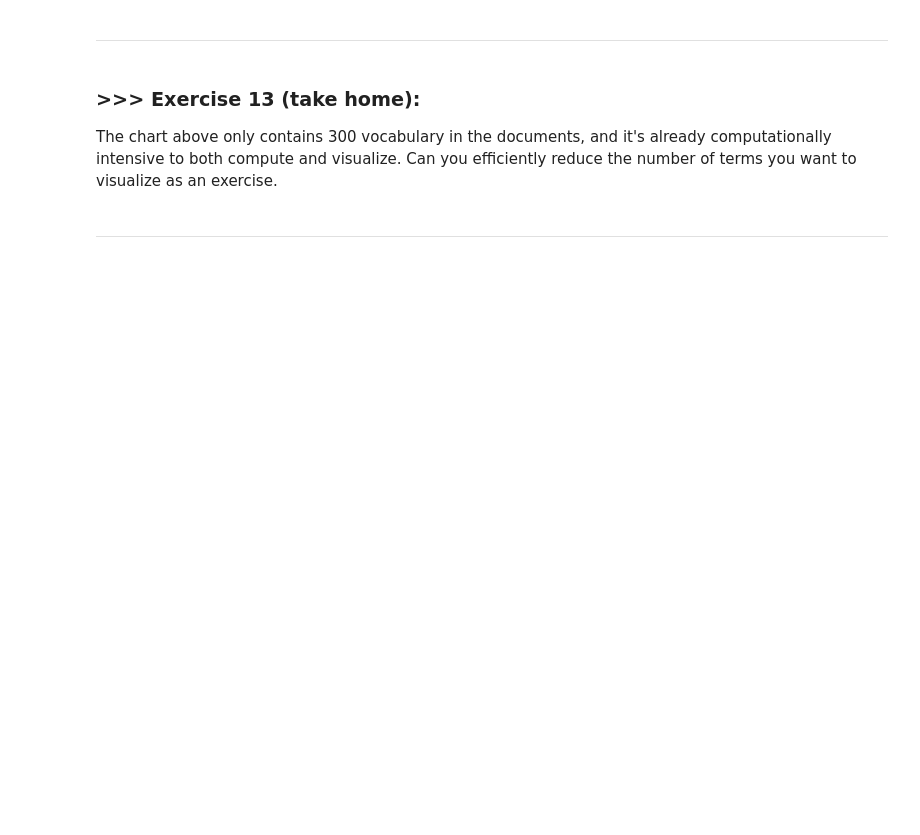
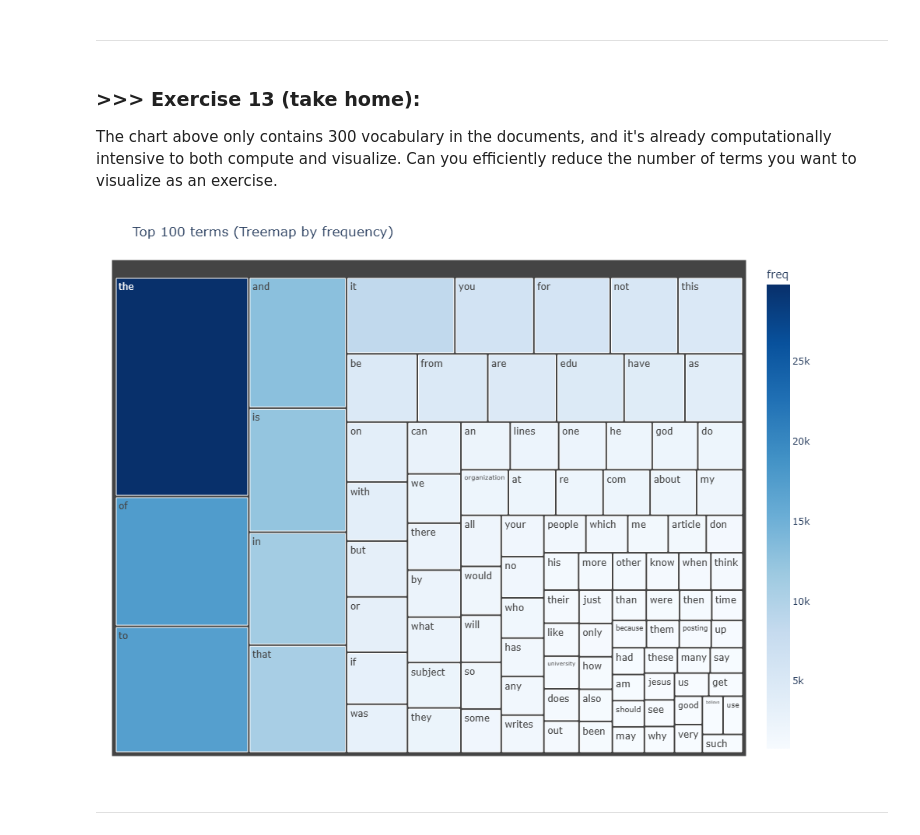
Before and after one commit to Weichan-Chen/DM2025-Lab1-Exercise, a Jupyter notebook: DM2025-Lab1-Master.ipynb, the cells around one changed output. Saved outputs shown, nothing was run; the diff lists cells and outputs as text; code cells hidden in the pictures; blank space fills up the shorter version.

```diff
--- a/DM2025-Lab1-Master.ipynb
+++ b/DM2025-Lab1-Master.ipynb
@@ -1111,3 +1219,38 @@ The chart above only contains 300 vocabulary in the documents, and it's already
+# %%
+import numpy as np
+import pandas as pd
+import plotly.express as px
+
+# 1) 計算每個詞的總頻率
+term_freq = np.asarray(X_counts.sum(axis=0)).ravel()     # (n_terms,)
+terms = np.array(count_vect.get_feature_names_out())
+
+# 2) 依頻率排序，取前 N 個
+N = 100
+df = pd.DataFrame({"term": terms, "freq": term_freq}).sort_values(
+    "freq", ascending=False
+).head(N)
+
+# 3) 畫矩形樹圖 Treemap
+fig = px.treemap(
+    df,
+    path=["term"],     # 每個矩形的名稱
+    values="freq",     # 面積大小依照詞頻
+    color="freq",      # 顏色依照詞頻
+    color_continuous_scale="Blues",
+    title=f"Top {N} terms (Treemap by frequency)"
+)
+
+# 美化設定
+fig.update_layout(
+    width=1000,
+    height=700,
+    margin=dict(l=20, r=20, t=60, b=20)
+)
+
+fig.show()
+# %% [output]
+[figure, added]
 # %% [markdown]
 ---
 # %% [markdown]
```
Also changed, not shown: parts of 18 cells of this notebook, 1 other file.
